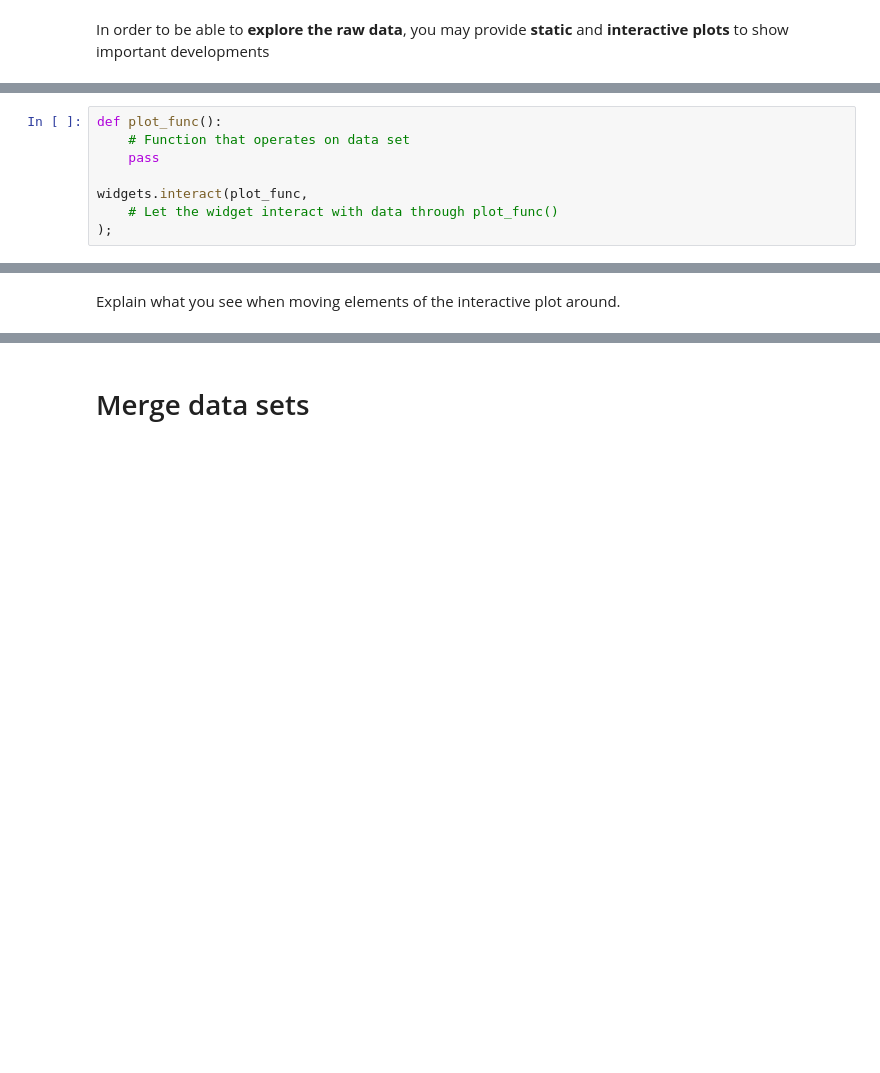
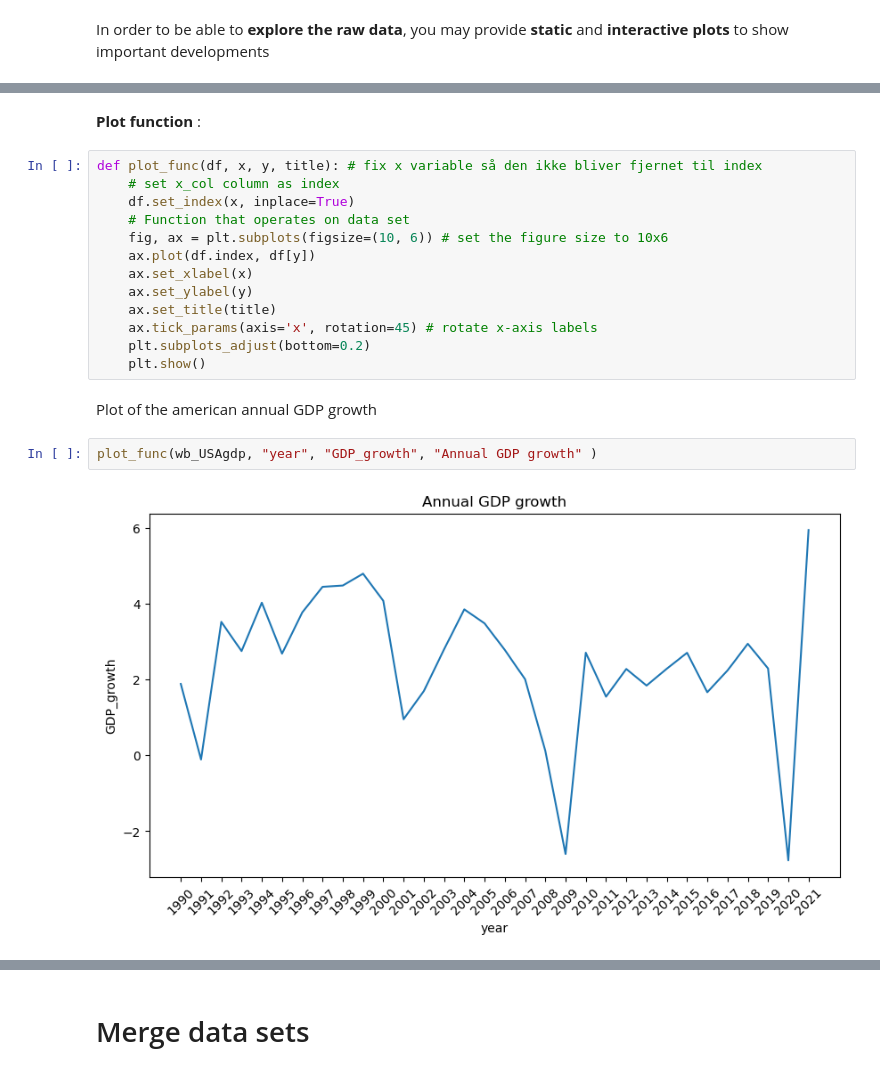
Before and after one commit to NumEconCopenhagen/projects-2023-boybandet, a Jupyter notebook: dataproject/dataproject.ipynb, the cells around one changed output, grey strips where cells are left out. Saved outputs shown, nothing was run; the diff lists cells and outputs as text; blank space fills up the shorter version.

```diff
--- a/dataproject/dataproject.ipynb
+++ b/dataproject/dataproject.ipynb
@@ -91,8 +108,0 @@ In order to be able to **explore the raw data**, you may provide **static** and
-# %%
-def plot_func():
-    # Function that operates on data set
-    pass
-
-widgets.interact(plot_func,
-    # Let the widget interact with data through plot_func()
-);
@@ -101,2 +109,21 @@ widgets.interact(plot_func,
-# %% [markdown]
-Explain what you see when moving elements of the interactive plot around.
+# %% [markdown]
+**Plot function** :
+# %%
+def plot_func(df, x, y, title): # fix x variable så den ikke bliver fjernet til index
+    # set x_col column as index
+    df.set_index(x, inplace=True)
+    # Function that operates on data set
+    fig, ax = plt.subplots(figsize=(10, 6)) # set the figure size to 10x6
+    ax.plot(df.index, df[y])
+    ax.set_xlabel(x)
+    ax.set_ylabel(y)
+    ax.set_title(title)
+    ax.tick_params(axis='x', rotation=45) # rotate x-axis labels
+    plt.subplots_adjust(bottom=0.2)
+    plt.show()
+# %% [markdown]
+Plot of the american annual GDP growth
+# %%
+plot_func(wb_USAgdp, "year", "GDP_growth", "Annual GDP growth" )
+# %% [output]
+[figure, added]
```
Also changed, not shown: parts of 25 cells of this notebook.
